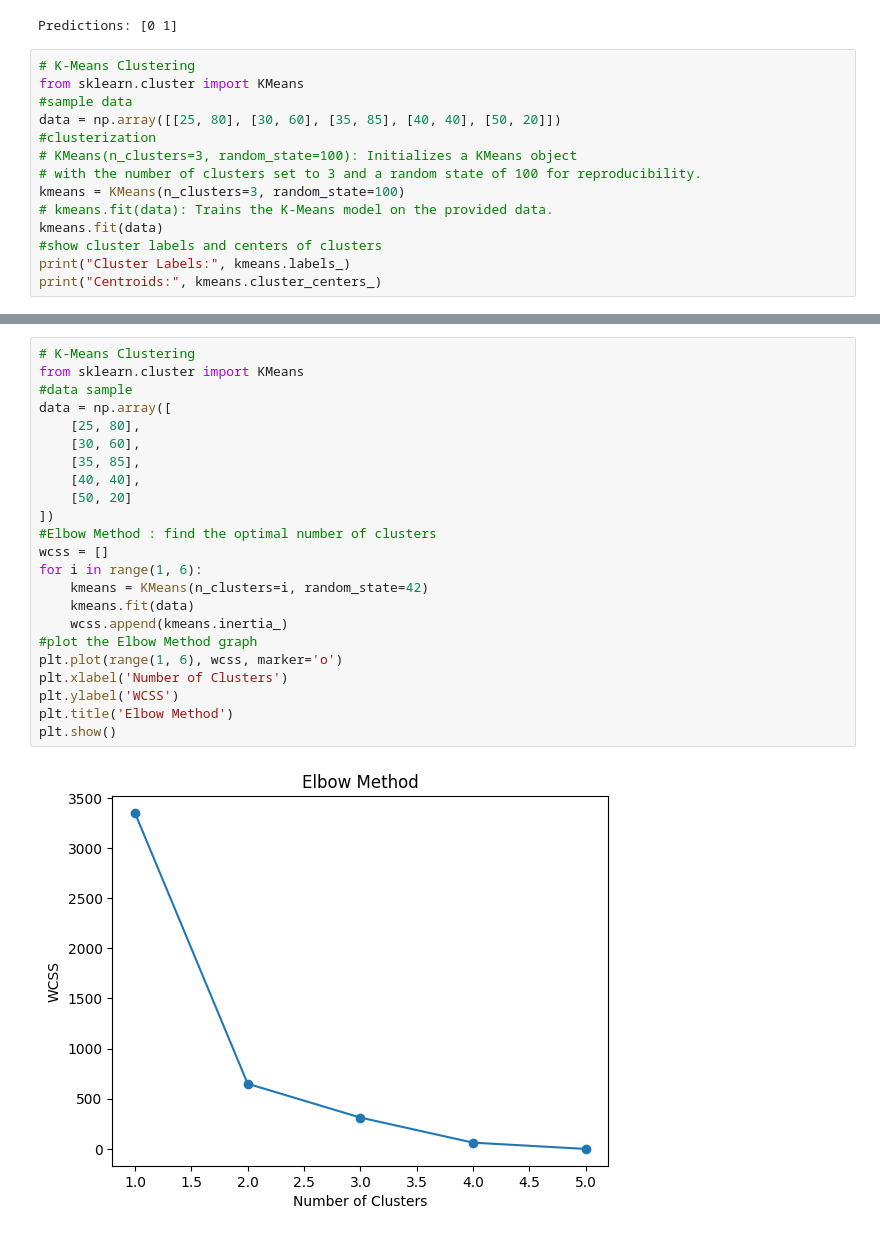
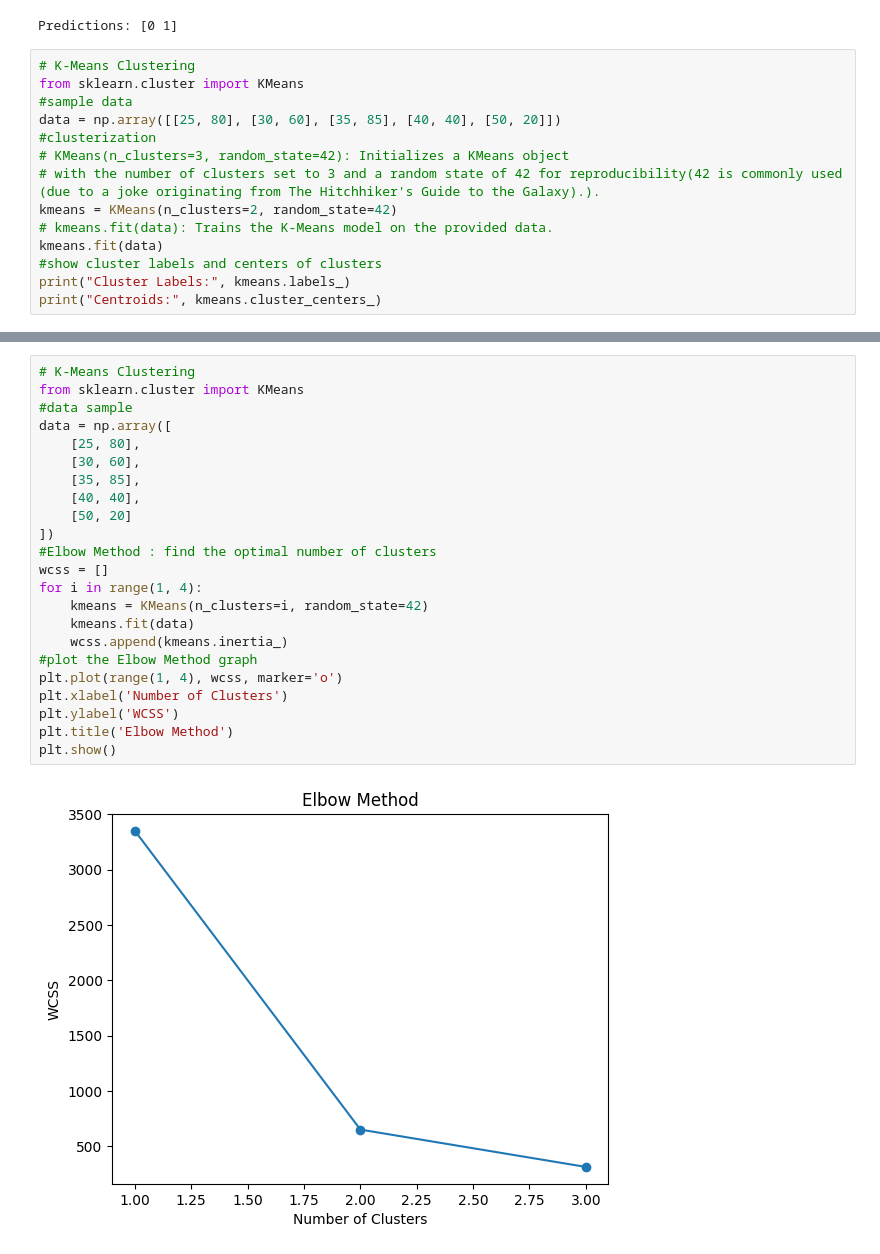
Before and after one commit to mehranoffline/30-Day-Machine-Learning-Plan, a Jupyter notebook: Day2/Exercises.ipynb, the cells around one changed output, grey strips where cells are left out. Saved outputs shown, nothing was run; the diff lists cells and outputs as text.

```diff
--- a/Day2/Exercises.ipynb
+++ b/Day2/Exercises.ipynb
@@ -33,9 +33,9 @@ from sklearn.cluster import KMeans
 #sample data
 data = np.array([[25, 80], [30, 60], [35, 85], [40, 40], [50, 20]])
 #clusterization
-# KMeans(n_clusters=3, random_state=100): Initializes a KMeans object
-# with the number of clusters set to 3 and a random state of 100 for reproducibility.
-kmeans = KMeans(n_clusters=3, random_state=100)
+# KMeans(n_clusters=3, random_state=42): Initializes a KMeans object
+# with the number of clusters set to 3 and a random state of 42 for reproducibility(42 is commonly used (due to a joke originating from The Hitchhiker's Guide to the Galaxy).).
+kmeans = KMeans(n_clusters=2, random_state=42)
 # kmeans.fit(data): Trains the K-Means model on the provided data.
 kmeans.fit(data)
 #show cluster labels and centers of clusters
@@ -49,25 +48,25 @@ Centroids: [[30.  82.5]
 # %%
 # K-Means Clustering
 from sklearn.cluster import KMeans
 #data sample
 data = np.array([
     [25, 80],
     [30, 60],
     [35, 85],
     [40, 40],
     [50, 20]
 ])
 #Elbow Method : find the optimal number of clusters
 wcss = []
-for i in range(1, 6):
+for i in range(1, 4):
     kmeans = KMeans(n_clusters=i, random_state=42)
     kmeans.fit(data)
     wcss.append(kmeans.inertia_)
 #plot the Elbow Method graph
-plt.plot(range(1, 6), wcss, marker='o')
+plt.plot(range(1, 4), wcss, marker='o')
 plt.xlabel('Number of Clusters')
 plt.ylabel('WCSS')
 plt.title('Elbow Method')
 plt.show()
 # %% [output]
-[figure, old version]
+[figure, new version]
```
Also changed, not shown: parts of 4 cells of this notebook, 2 other files.
